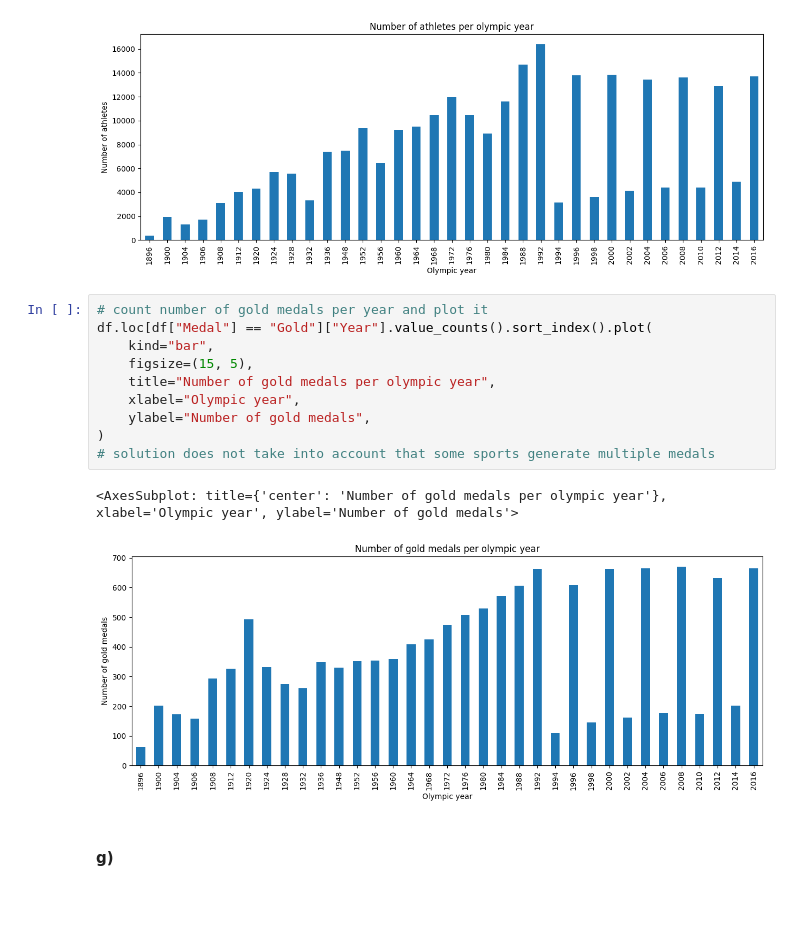
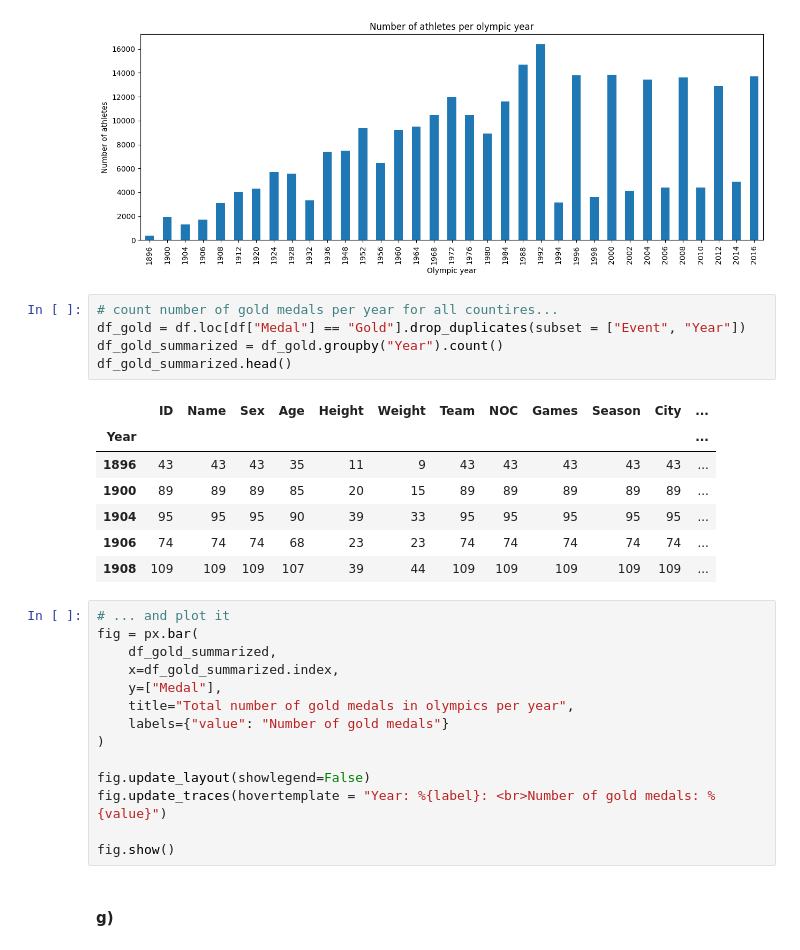
Before and after one commit to Rufshod/group_project_OS_canada, a Jupyter notebook: dorota_0_warm_up.ipynb, the cells around one changed output. Saved outputs shown, nothing was run; the diff lists cells and outputs as text; blank space fills up the shorter version.

Commit message:
gold medals per year corrected so 1 medal per team

```diff
--- a/dorota_0_warm_up.ipynb
+++ b/dorota_0_warm_up.ipynb
@@ -161,19 +161,33 @@ df["Year"].value_counts().sort_index().plot(
 # %% [output]
 <AxesSubplot: title={'center': 'Number of athletes per olympic year'}, xlabel='Olympic year', ylabel='Number of athletes'>
 [figure]
-# %%
-# count number of gold medals per year and plot it
-df.loc[df["Medal"] == "Gold"]["Year"].value_counts().sort_index().plot(
-    kind="bar",
-    figsize=(15, 5),
-    title="Number of gold medals per olympic year",
-    xlabel="Olympic year",
-    ylabel="Number of gold medals",
-)
-# solution does not take into account that some sports generate multiple medals
-# %% [output]
-<AxesSubplot: title={'center': 'Number of gold medals per olympic year'}, xlabel='Olympic year', ylabel='Number of gold medals'>
-[figure, removed]
+# %%
+# count number of gold medals per year for all countires...
+df_gold = df.loc[df["Medal"] == "Gold"].drop_duplicates(subset = ["Event", "Year"])
+df_gold_summarized = df_gold.groupby("Year").count()
+df_gold_summarized.head()
+# %% [output]
+|  | ID | Name | Sex | Age | Height | Weight | Team | NOC | Games | Season | City | ... |
+| Year |  |  |  |  |  |  |  |  |  |  |  | ... |
+| 1896 | 43 | 43 | 43 | 35 | 11 | 9 | 43 | 43 | 43 | 43 | 43 | ... |
+| 1900 | 89 | 89 | 89 | 85 | 20 | 15 | 89 | 89 | 89 | 89 | 89 | ... |
+| 1904 | 95 | 95 | 95 | 90 | 39 | 33 | 95 | 95 | 95 | 95 | 95 | ... |
+| 1906 | 74 | 74 | 74 | 68 | 23 | 23 | 74 | 74 | 74 | 74 | 74 | ... |
+| 1908 | 109 | 109 | 109 | 107 | 39 | 44 | 109 | 109 | 109 | 109 | 109 | ... |
+# %%
+# ... and plot it
+fig = px.bar(
+    df_gold_summarized,
+    x=df_gold_summarized.index,
+    y=["Medal"],
+    title="Total number of gold medals in olympics per year",
+    labels={"value": "Number of gold medals"}
+)
+
+fig.update_layout(showlegend=False)
+fig.update_traces(hovertemplate = "Year: %{label}: <br>Number of gold medals: %{value}")
+
+fig.show()
 # %% [markdown]
 #### g)
 # %%
```
